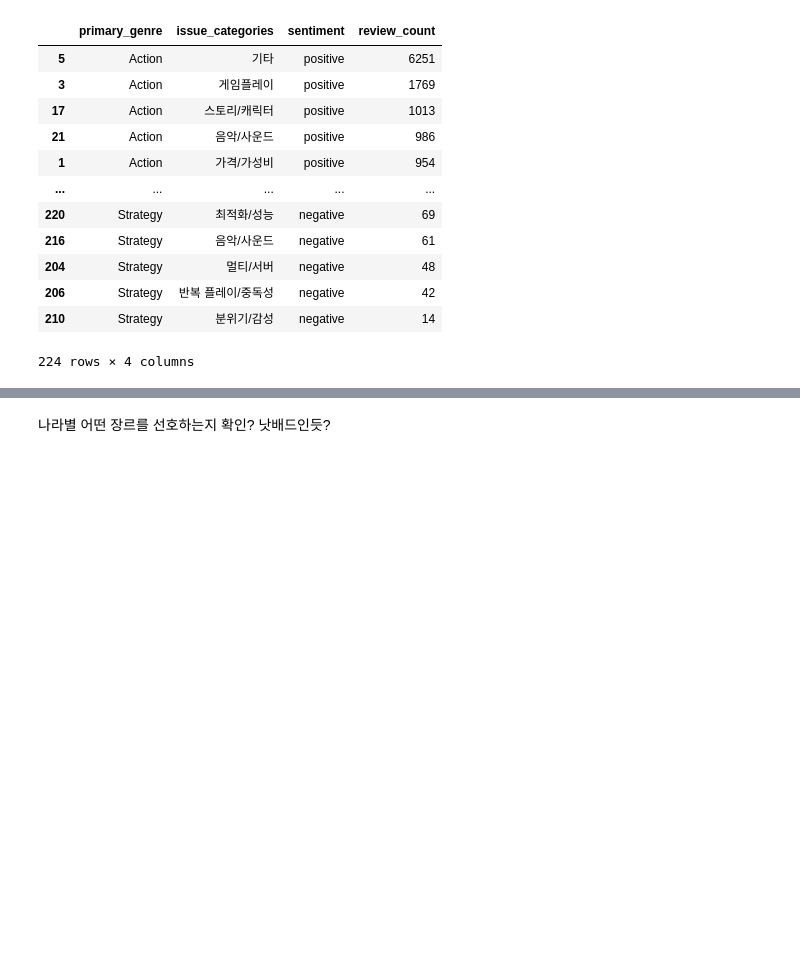
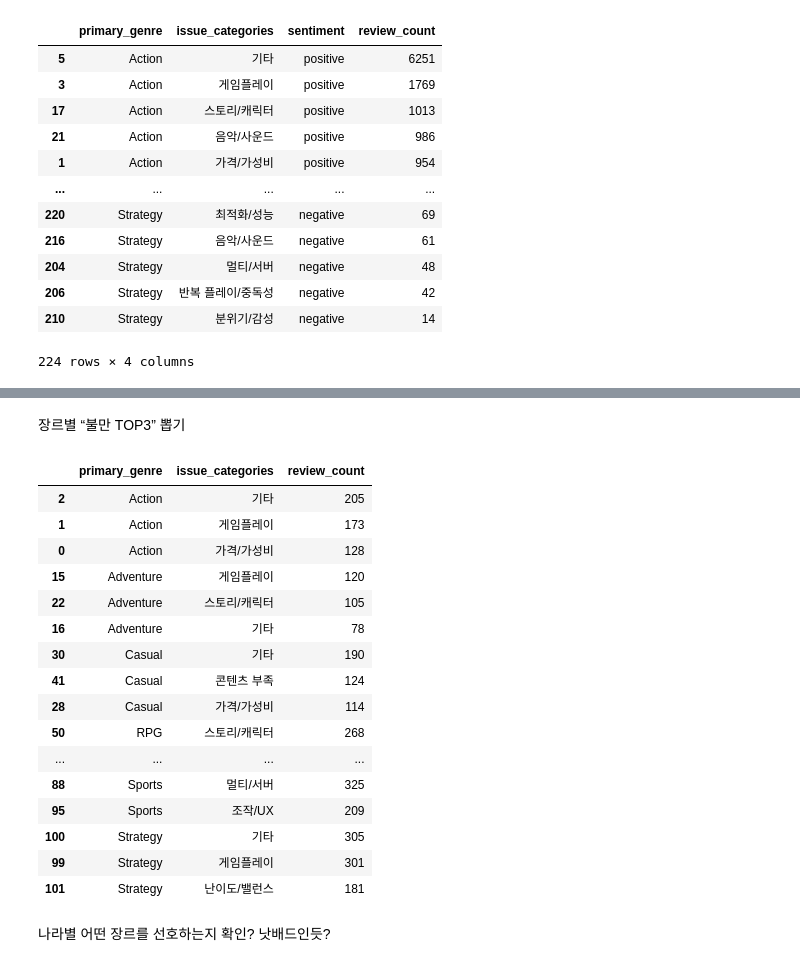
Before and after one commit to jinnyjinnyjinjin/steam-indie-game-analysis, a Jupyter notebook: src/notebooks/js/main_analysis/review.ipynb, the cells around one changed output, grey strips where cells are left out. Drawn from its saved outputs; the diff is of its cells as text; code cells hidden in the pictures; blank space fills up the shorter version.

```diff
--- a/src/notebooks/js/main_analysis/review.ipynb
+++ b/src/notebooks/js/main_analysis/review.ipynb
@@ -906,2 +912,34 @@ Name: count, dtype: int64
+# %% [markdown]
+장르별 “불만 TOP3” 뽑기
+# %%
+top_negative_by_genre = (
+    negative
+    .groupby(["primary_genre", "issue_categories"])["review_count"]
+    .sum()
+    .reset_index()
+    .sort_values(["primary_genre", "review_count"], ascending=[True, False])
+)
+
+top_negative_by_genre = top_negative_by_genre.groupby("primary_genre").head(3)
+
+top_negative_by_genre
+# %% [output]
+|  | primary_genre | issue_categories | review_count |
+| 2 | Action | 기타 | 205 |
+| 1 | Action | 게임플레이 | 173 |
+| 0 | Action | 가격/가성비 | 128 |
+| 15 | Adventure | 게임플레이 | 120 |
+| 22 | Adventure | 스토리/캐릭터 | 105 |
+| 16 | Adventure | 기타 | 78 |
+| 30 | Casual | 기타 | 190 |
+| 41 | Casual | 콘텐츠 부족 | 124 |
+| 28 | Casual | 가격/가성비 | 114 |
+| 50 | RPG | 스토리/캐릭터 | 268 |
+| ... | ... | ... | ... |
+| 88 | Sports | 멀티/서버 | 325 |
+| 95 | Sports | 조작/UX | 209 |
+| 100 | Strategy | 기타 | 305 |
+| 99 | Strategy | 게임플레이 | 301 |
+| 101 | Strategy | 난이도/밸런스 | 181 |
 # %% [markdown]
 나라별 어떤 장르를 선호하는지 확인? 낫배드인듯?
```
Also changed, not shown: parts of 11 cells of this notebook, 1 other file.
